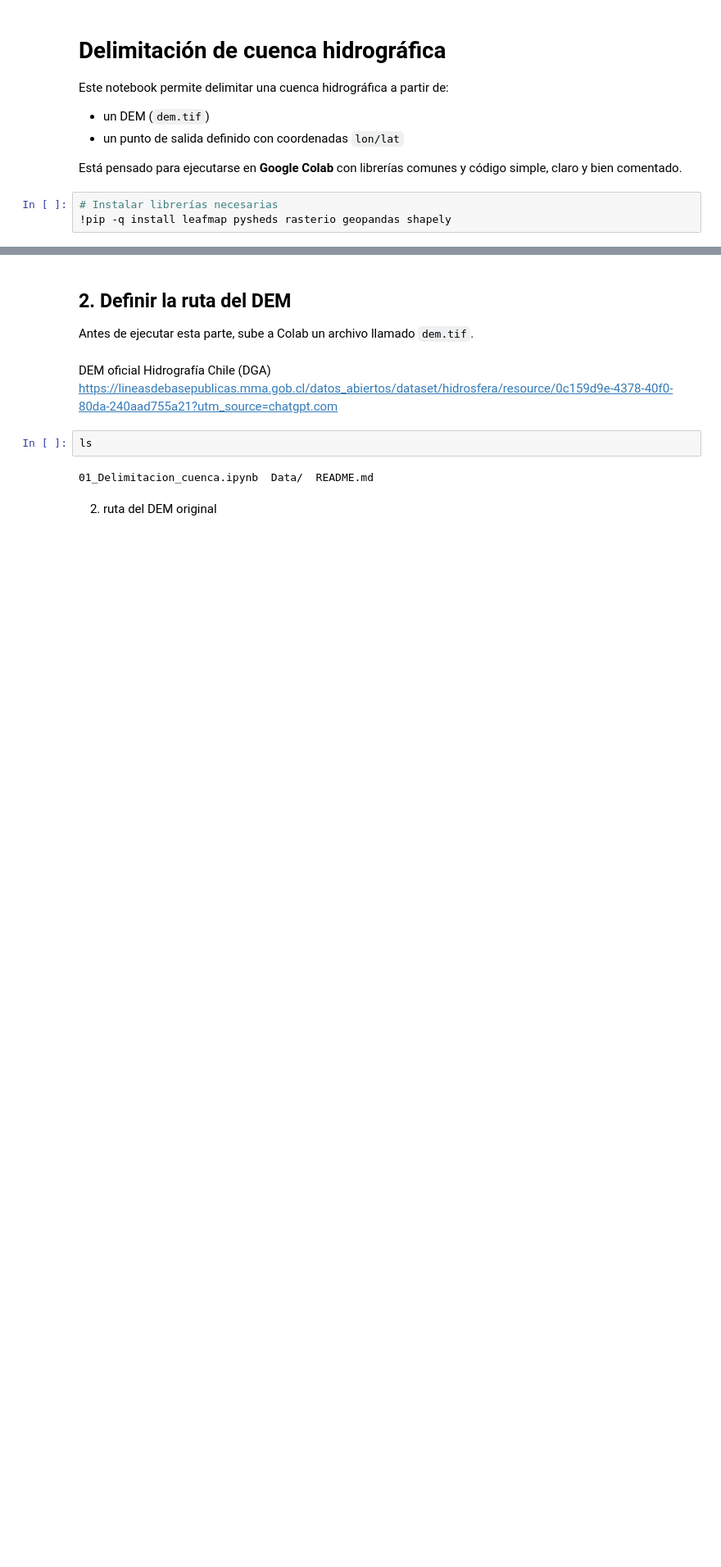
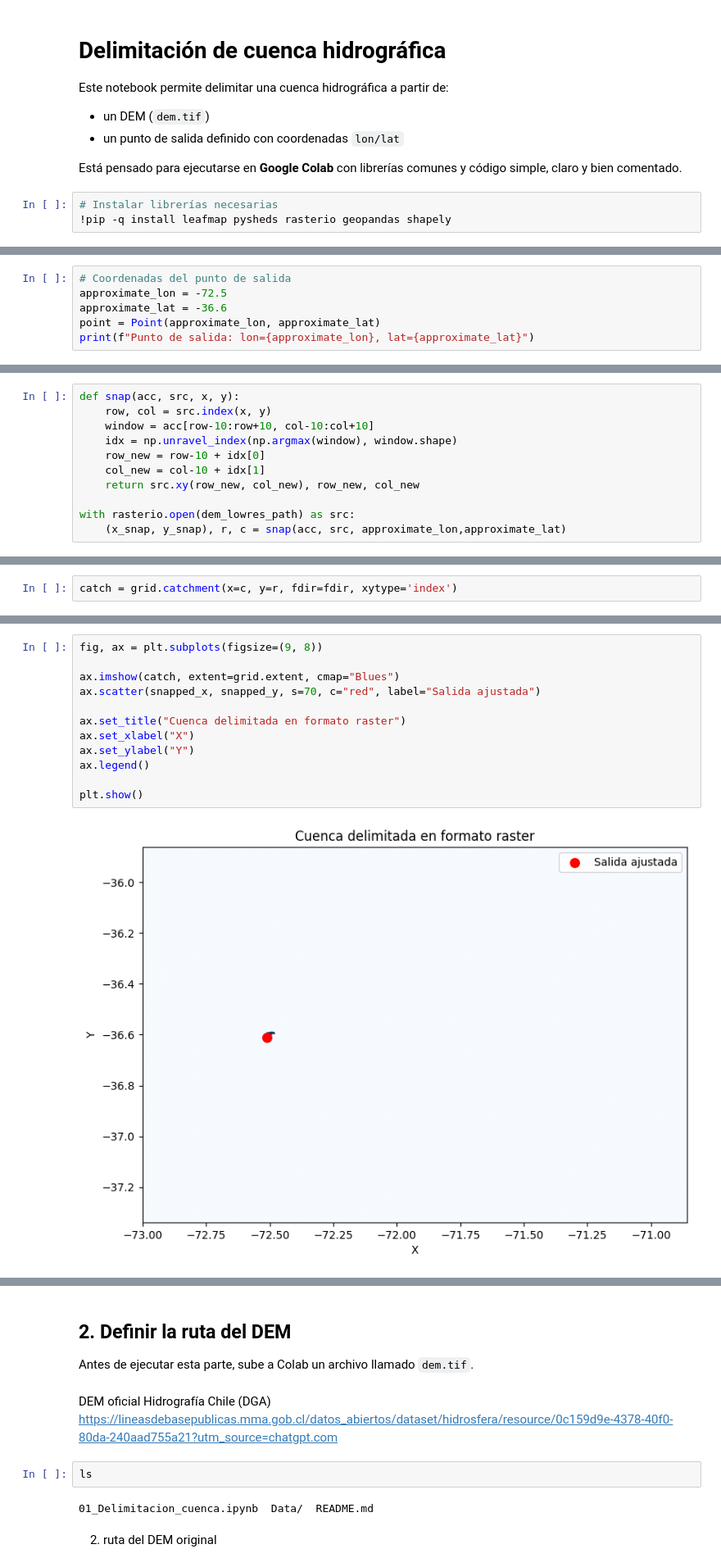
Before and after one commit to paulmunozpauta/Hidrology_Course, a Jupyter notebook: 01_Delimitacion_cuenca.ipynb, the cells around one changed output, grey strips where cells are left out. Shown at 82% size. Drawn from its saved outputs; the diff is of its cells as text; blank space fills up the shorter version.

```diff
--- a/01_Delimitacion_cuenca.ipynb
+++ b/01_Delimitacion_cuenca.ipynb
@@ -85,0 +277,6 @@ m
+# %%
+# Coordenadas del punto de salida
+approximate_lon = -72.5
+approximate_lat = -36.6
+point = Point(approximate_lon, approximate_lat)
+print(f"Punto de salida: lon={approximate_lon}, lat={approximate_lat}")
@@ -85,0 +291,11 @@ m
+# %%
+def snap(acc, src, x, y):
+    row, col = src.index(x, y)
+    window = acc[row-10:row+10, col-10:col+10]
+    idx = np.unravel_index(np.argmax(window), window.shape)
+    row_new = row-10 + idx[0]
+    col_new = col-10 + idx[1]
+    return src.xy(row_new, col_new), row_new, col_new
+
+with rasterio.open(dem_lowres_path) as src:
+    (x_snap, y_snap), r, c = snap(acc, src, approximate_lon,approximate_lat)
@@ -85,0 +366,2 @@ m
+# %%
+catch = grid.catchment(x=c, y=r, fdir=fdir, xytype='index')
@@ -85,0 +377,14 @@ m
+# %%
+fig, ax = plt.subplots(figsize=(9, 8))
+
+ax.imshow(catch, extent=grid.extent, cmap="Blues")
+ax.scatter(snapped_x, snapped_y, s=70, c="red", label="Salida ajustada")
+
+ax.set_title("Cuenca delimitada en formato raster")
+ax.set_xlabel("X")
+ax.set_ylabel("Y")
+ax.legend()
+
+plt.show()
+# %% [output]
+[figure, added]
```
Also changed, not shown: parts of 51 cells of this notebook.
